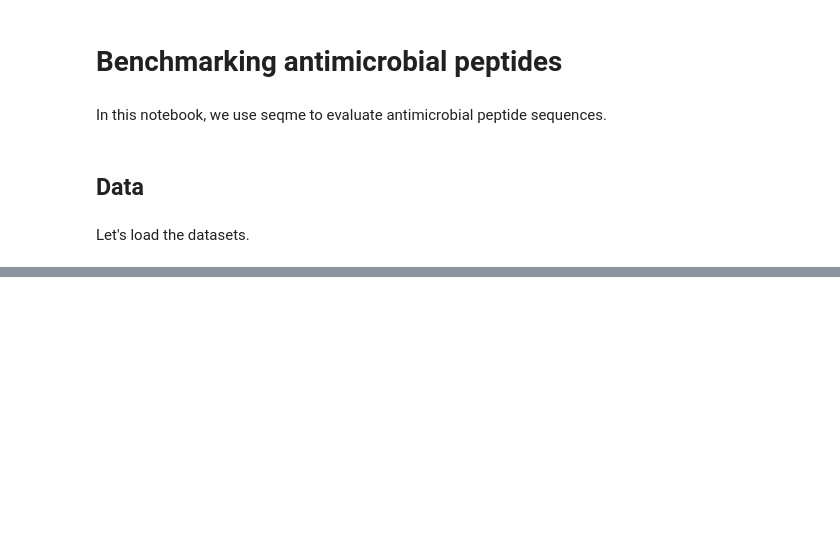
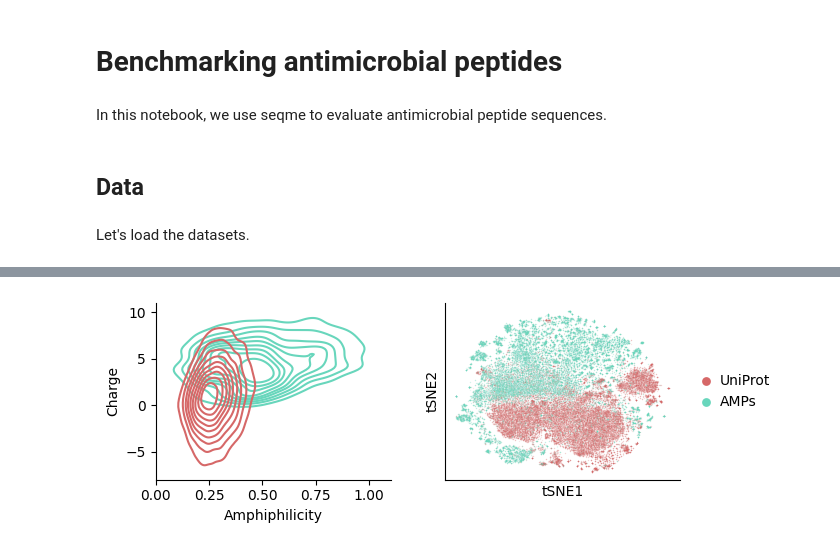
Before and after one commit to szczurek-lab/seqme, a Jupyter notebook: docs/tutorials/benchmark_peptides.ipynb, the cells around one changed output, grey strips where cells are left out. Cells and saved outputs as stored; diff of their text form; code cells hidden in the pictures; blank space fills up the shorter version.

```diff
--- a/docs/tutorials/benchmark_peptides.ipynb
+++ b/docs/tutorials/benchmark_peptides.ipynb
@@ -99 +132,9 @@ Let's setup the third-party models.
+# %%
+CACHE_PATH = "new_cache.pkl"
+
+if CACHE_PATH:
+    with open(CACHE_PATH, "rb") as f:
+        init_cache = pickle.load(f)
+else:
+    init_cache = None
 # %% [markdown]
@@ -177,0 +159,9 @@ embeddings = {name: embedder(dataset) for name, dataset in datasets_to_plot.item
+# %%
+ampeppy = sm.models.ThirdPartyModel(
+    entry_point="amPEPpy.predict:predict",
+    repo_path="../plugins/thirdparty/ampep",
+    # python_bin="/opt/anaconda3/envs/ampep_env/bin/python",
+    python_bin="/home/icb/rasmus.larsen/tools/apps/miniconda3/envs/ampeppy_env/bin/python",
+    repo_url="https://github.com/szczurek-lab/seqme-thirdparty",
+    branch="ampeppy",
+)
@@ -261 +234,69 @@ Using "Silverman" to estimate the kde bandwidth appears to work well here. Also
+# %%
+fig, axes = plt.subplots(ncols=2, nrows=1, figsize=(7, 2.5))  # , dpi=200)
+
+ax = axes[0]
+
+sns.kdeplot(
+    x=amp_data_amphiphilicity,
+    y=amp_data_charge,
+    fill=False,
+    thresh=0.15,
+    color="#68d6bc",
+    ax=ax,
+    bw_method="silverman",
+)
+
+sns.kdeplot(
+    x=uniprot_amphiphilicity,
+    y=uniprot_charge,
+    fill=False,
+    thresh=0.15,
+    color="#d66868",
+    ax=ax,
+    bw_method="silverman",
+)
+
+ax.spines["top"].set_visible(False)
+ax.spines["right"].set_visible(False)
+
+ax.set_xlim([0, 1.1])
+ax.set_ylim([-8, 11])
+ax.set_xlabel("Amphiphilicity")
+ax.set_ylabel("Charge")
+
+ax = axes[1]
+
+sm.utils.plot_embeddings(
+    xs_tsne,
+    colors=colors,
+    alpha=0.15,
+    point_size=1,
+    legend_point_size=40,
+    ax=ax,
+    xlabel="tSNE1",
+    ylabel="tSNE2",
+    values=["UniProt", "AMPs"],
+)
+
+ax.spines["top"].set_visible(False)
+ax.spines["right"].set_visible(False)
+
+ax.spines["top"].set_visible(False)
+ax.spines["right"].set_visible(False)
+
+leg = ax.legend(
+    loc="center left",
+    bbox_to_anchor=(1.0, 0.5),
+    frameon=False,
+    handletextpad=0,
+    # fontsize=9,
+)
+
+for lh in leg.legend_handles:
+    lh.set_sizes([40])
+    lh.set_alpha(1.0)
+
+fig.tight_layout(w_pad=2.5)
+# %% [output]
+[figure, added]
 # %% [markdown]
```
Also changed, not shown: parts of 61 cells of this notebook, 2 other files.
